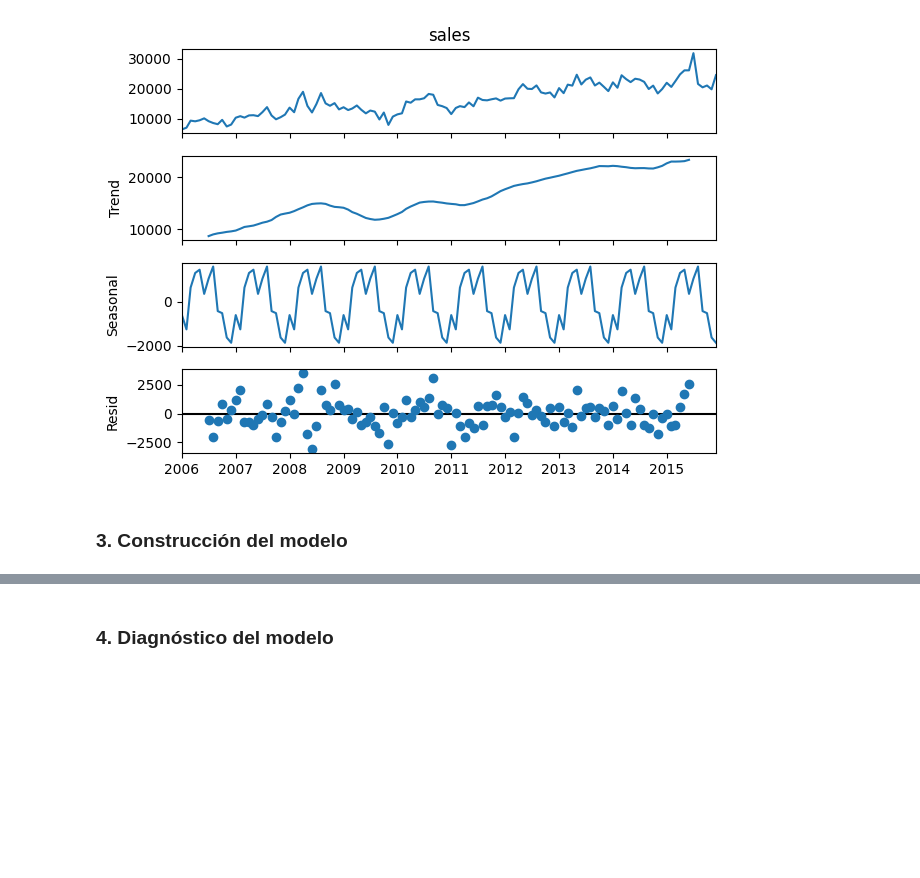
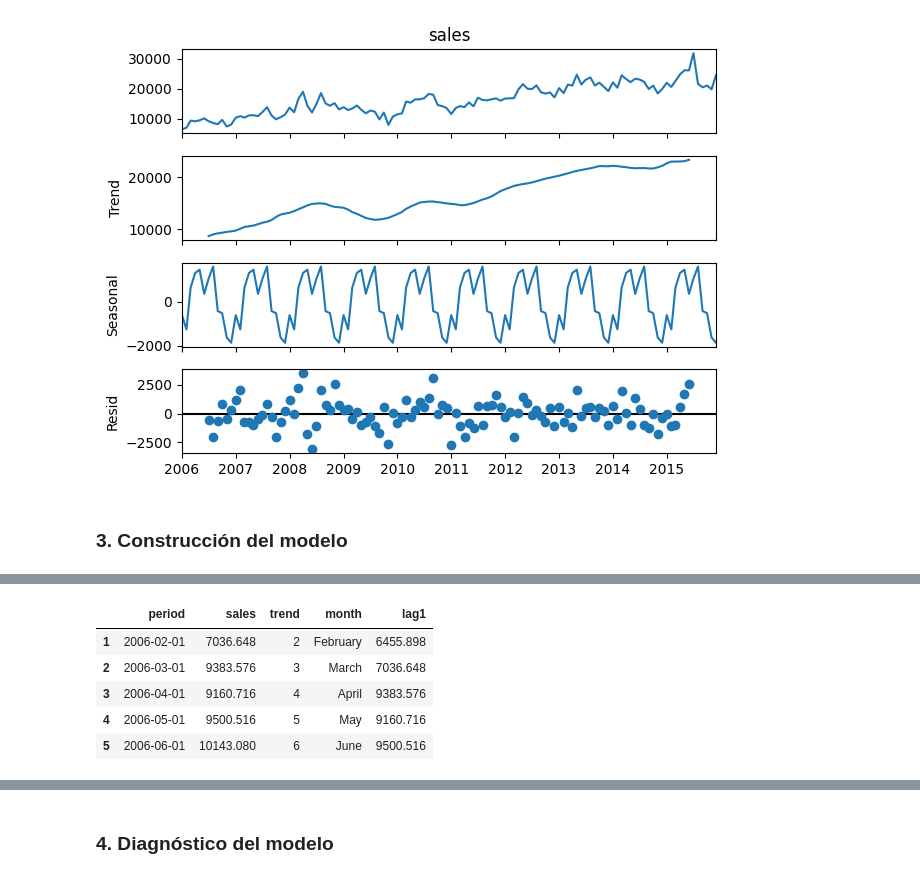
Before and after one commit to auzaluis/upsa_mod_202501, a Jupyter notebook: forecasting/script_forecasting.ipynb, the cells around one changed output, grey strips where cells are left out. Saved outputs shown, nothing was run; the diff lists cells and outputs as text; code cells hidden in the pictures; blank space fills up the shorter version.

```diff
--- a/forecasting/script_forecasting.ipynb
+++ b/forecasting/script_forecasting.ipynb
@@ -74,3 +75,14 @@ df_model
+# %%
+# Eliminando primera fila con NaN por el lag
+df_model = df_model.dropna()
+df_model.head()
+# %% [output]
+|  | period | sales | trend | month | lag1 |
+| 1 | 2006-02-01 | 7036.648 | 2 | February | 6455.898 |
+| 2 | 2006-03-01 | 9383.576 | 3 | March | 7036.648 |
+| 3 | 2006-04-01 | 9160.716 | 4 | April | 9383.576 |
+| 4 | 2006-05-01 | 9500.516 | 5 | May | 9160.716 |
+| 5 | 2006-06-01 | 10143.080 | 6 | June | 9500.516 |
 # %%
 # Modelo de regresión
 model = ols(
```
Also changed, not shown: parts of 8 cells of this notebook.
